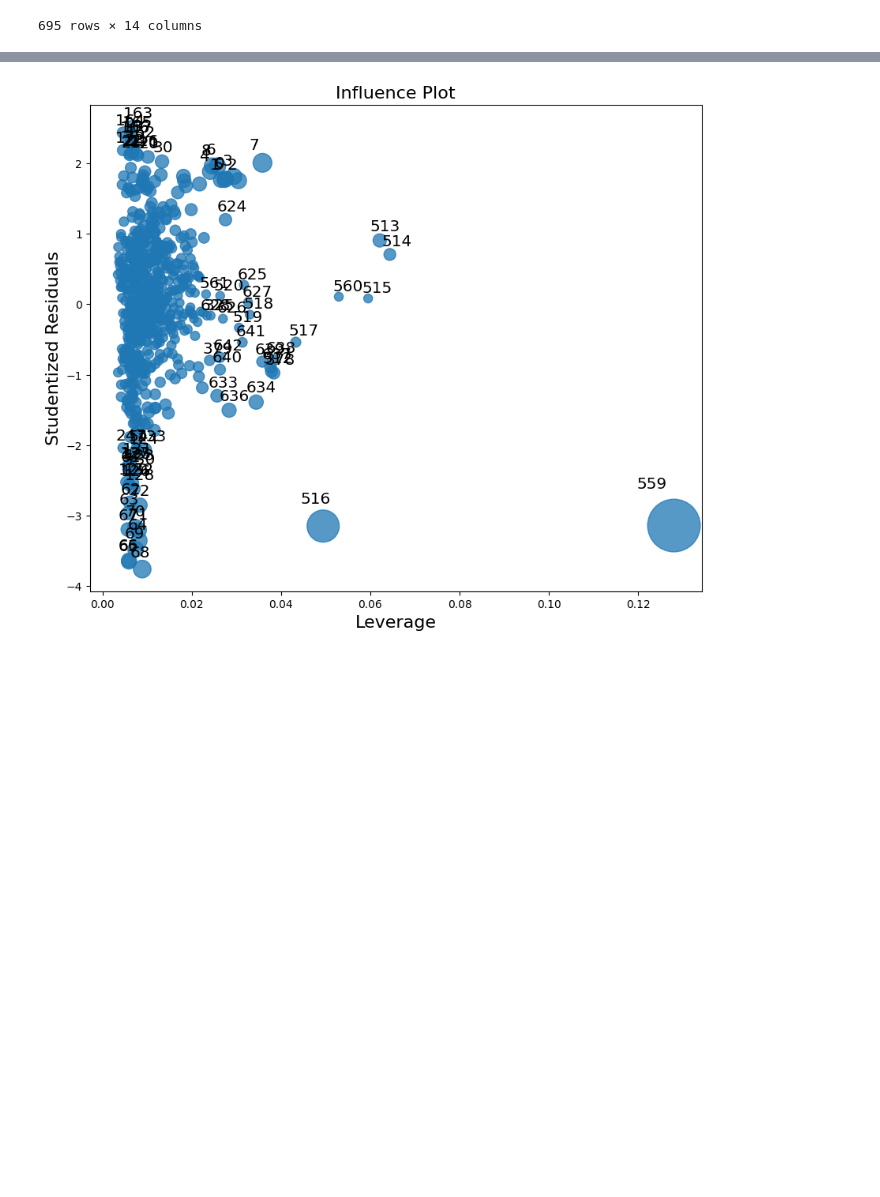
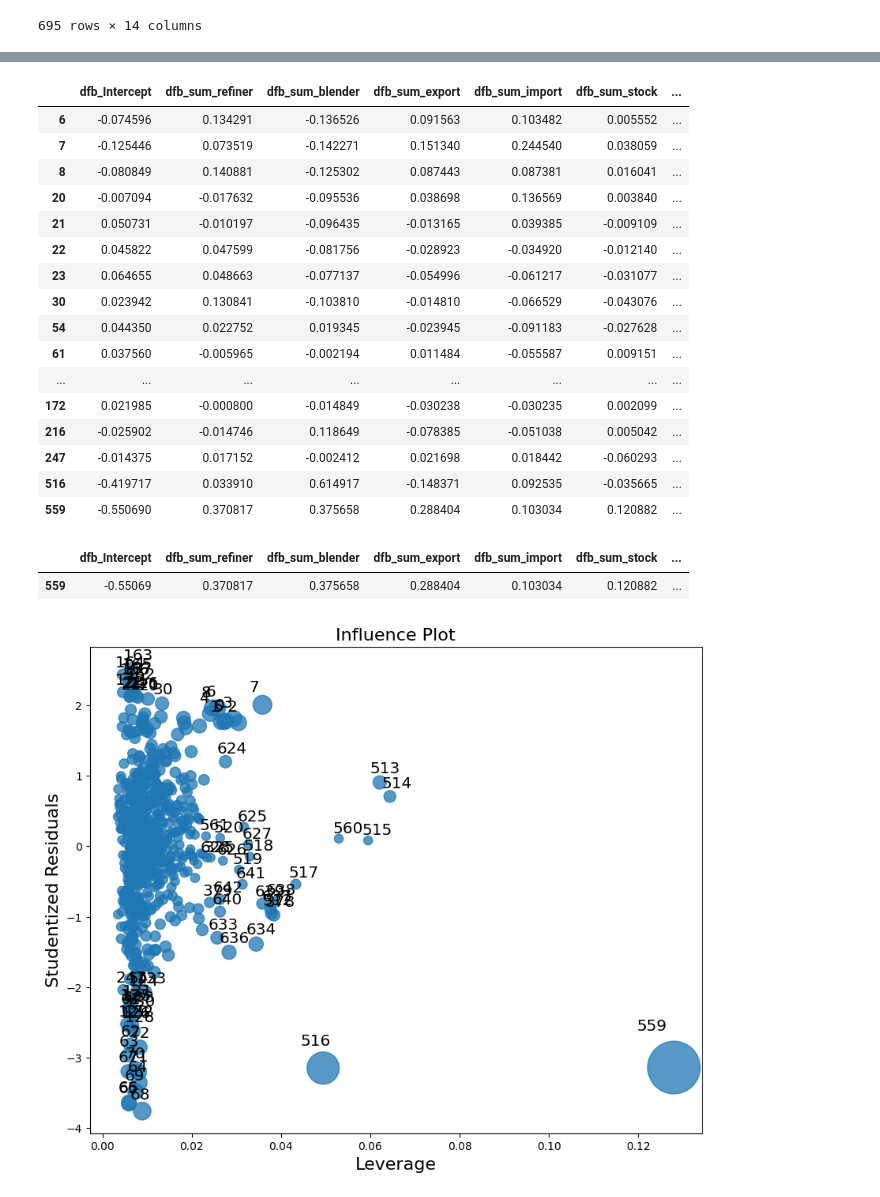
Before and after one commit to florencex5/Hard_Commodities, a Jupyter notebook: crudeOil_project_review.ipynb, the cells around one changed output, grey strips where cells are left out. Drawn from its saved outputs; the diff is of its cells as text; code cells hidden in the pictures; blank space fills up the shorter version.

Commit message:
update influence analysis

```diff
--- a/crudeOil_project_review.ipynb
+++ b/crudeOil_project_review.ipynb
@@ -292,3 +274,10 @@ influence_summary
 | 693 | -0.063027 | 0.027758 | -0.006163 | 0.119096 | 0.015720 | 0.058190 | ... |
 | 694 | -0.047552 | -0.015772 | 0.002920 | 0.099692 | 0.049022 | 0.037995 | ... |
 695 rows × 14 columns
+# %%
+# Detect high leverage points
+k = 7  # Number of independent variables
+n = 695  # Total number of observations
+threshold = 3 * ((k + 1) / n)
+
+influence_summary[influence_summary['hat_diag'] > threshold]
@@ -295,3 +299,38 @@ influence_summary
+# %%
+# Detect outliers (extreme value dependent variable)
+alpha = 0.05  # Significance level for a two-tailed test
+
+Df = n - k - 1
+
+t_critical = t.ppf(1 - alpha/2, Df)
+
+influence_summary[abs(influence_summary['student_resid'])>t_critical ]
+# %% [output]
+|  | dfb_Intercept | dfb_sum_refiner | dfb_sum_blender | dfb_sum_export | dfb_sum_import | dfb_sum_stock | ... |
+| 6 | -0.074596 | 0.134291 | -0.136526 | 0.091563 | 0.103482 | 0.005552 | ... |
+| 7 | -0.125446 | 0.073519 | -0.142271 | 0.151340 | 0.244540 | 0.038059 | ... |
+| 8 | -0.080849 | 0.140881 | -0.125302 | 0.087443 | 0.087381 | 0.016041 | ... |
+| 20 | -0.007094 | -0.017632 | -0.095536 | 0.038698 | 0.136569 | 0.003840 | ... |
+| 21 | 0.050731 | -0.010197 | -0.096435 | -0.013165 | 0.039385 | -0.009109 | ... |
+| 22 | 0.045822 | 0.047599 | -0.081756 | -0.028923 | -0.034920 | -0.012140 | ... |
+| 23 | 0.064655 | 0.048663 | -0.077137 | -0.054996 | -0.061217 | -0.031077 | ... |
+| 30 | 0.023942 | 0.130841 | -0.103810 | -0.014810 | -0.066529 | -0.043076 | ... |
+| 54 | 0.044350 | 0.022752 | 0.019345 | -0.023945 | -0.091183 | -0.027628 | ... |
+| 61 | 0.037560 | -0.005965 | -0.002194 | 0.011484 | -0.055587 | 0.009151 | ... |
+| ... | ... | ... | ... | ... | ... | ... | ... |
+| 172 | 0.021985 | -0.000800 | -0.014849 | -0.030238 | -0.030235 | 0.002099 | ... |
+| 216 | -0.025902 | -0.014746 | 0.118649 | -0.078385 | -0.051038 | 0.005042 | ... |
+| 247 | -0.014375 | 0.017152 | -0.002412 | 0.021698 | 0.018442 | -0.060293 | ... |
+| 516 | -0.419717 | 0.033910 | 0.614917 | -0.148371 | 0.092535 | -0.035665 | ... |
+| 559 | -0.550690 | 0.370817 | 0.375658 | 0.288404 | 0.103034 | 0.120882 | ... |
+# %%
+# Detect influential points based on Cook's Distance
+cook_d_threshold = np.sqrt(k / n)
+
+influence_summary[influence_summary['cooks_d'] > cook_d_threshold]
+# %% [output]
+|  | dfb_Intercept | dfb_sum_refiner | dfb_sum_blender | dfb_sum_export | dfb_sum_import | dfb_sum_stock | ... |
+| 559 | -0.55069 | 0.370817 | 0.375658 | 0.288404 | 0.103034 | 0.120882 | ... |
 # %%
 fig, ax = plt.subplots(figsize=(10, 8))
 influence.plot_influence(ax=ax)
```
Also changed, not shown: parts of 17 cells of this notebook.
